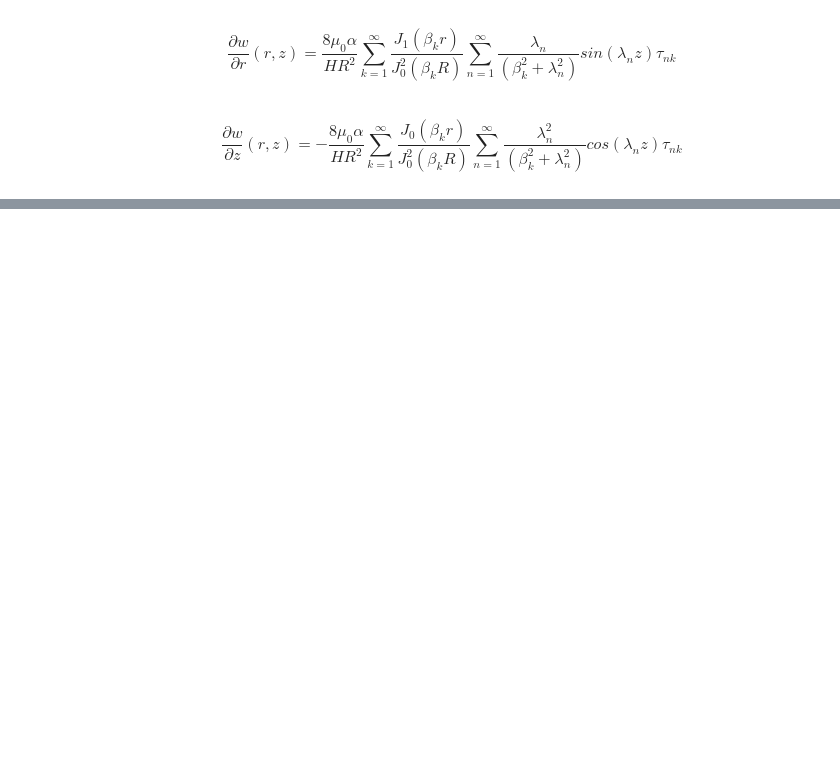
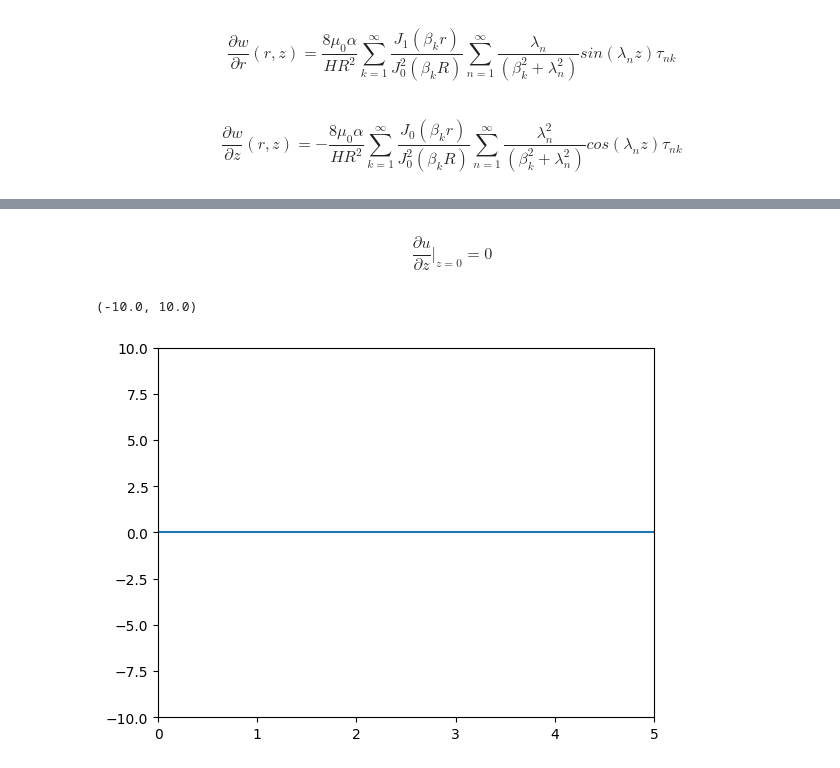
Before and after one commit to vvshich/diploma, a Jupyter notebook: analys.ipynb, the cells around one changed output, grey strips where cells are left out. Cells and saved outputs as stored; diff of their text form; code cells hidden in the pictures; blank space fills up the shorter version.

```diff
--- a/analys.ipynb
+++ b/analys.ipynb
@@ -135,9 +194,8 @@ $$
 $$
 # %%
 def partial_u_z(r, z, max_k, max_n):
-    beta_k = find_beta_k_roots(max_k)
     sum_u_z = 0.0
     for k in range(1, max_k + 1):
         for n in range(1, max_n + 1):
-            sum_u_z += J1(beta_k[k-1] * r) / J0(beta_k[k-1] * R)**2 * (lambda_n(n) * beta_k[k-1] / (beta_k[k-1]**2 + lambda_n(n)**2)) * np.sin(lambda_n(n) * z) * tau_nk(n, k, tau)
+            sum_u_z += J1(beta_k[k-1] * r) / J0(beta_k[k-1] * R)**2 * (lambda_n(n) * beta_k[k-1] / (beta_k[k-1]**2 + lambda_n(n)**2)) * np.sin(lambda_n(n) * z)  * tau_nk_array[n-1, k-1]
     return (-8 * mu_0 * alpha) / (H * R**2) * sum_u_z
@@ -173,0 +241,9 @@ def partial_w_z(r, z, max_k, max_n):
+# %% [markdown]
+$$\frac{\partial u}{\partial z}|_{z=0}=0$$
+# %%
+plt.plot(r, partial_u_z(r, 0, max_k, max_n))
+plt.xlim(0, R)
+plt.ylim(-10, 10)
+# %% [output]
+(-10.0, 10.0)
+[figure, added]
```
Also changed, not shown: parts of 40 cells of this notebook, 4 other files.
